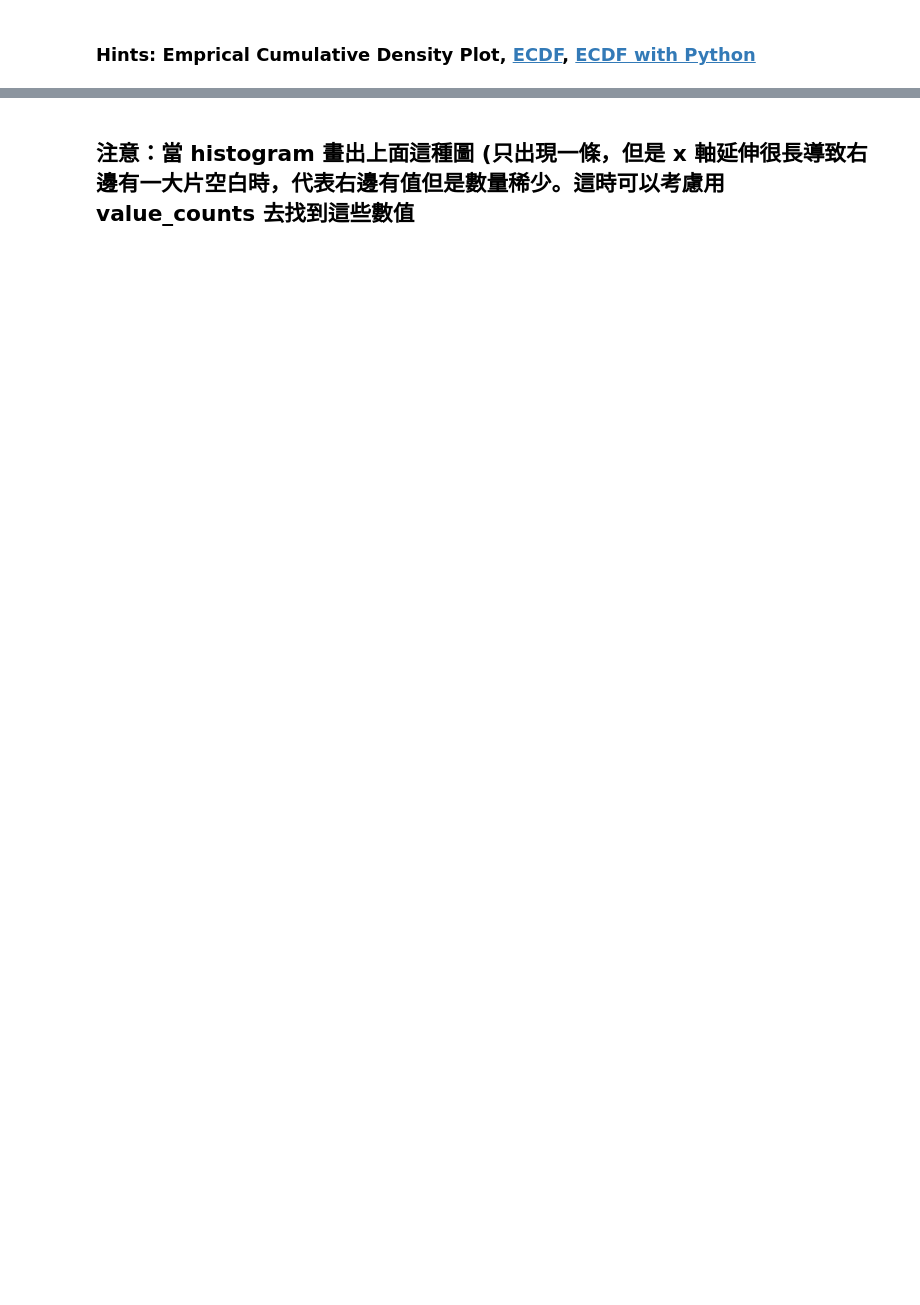
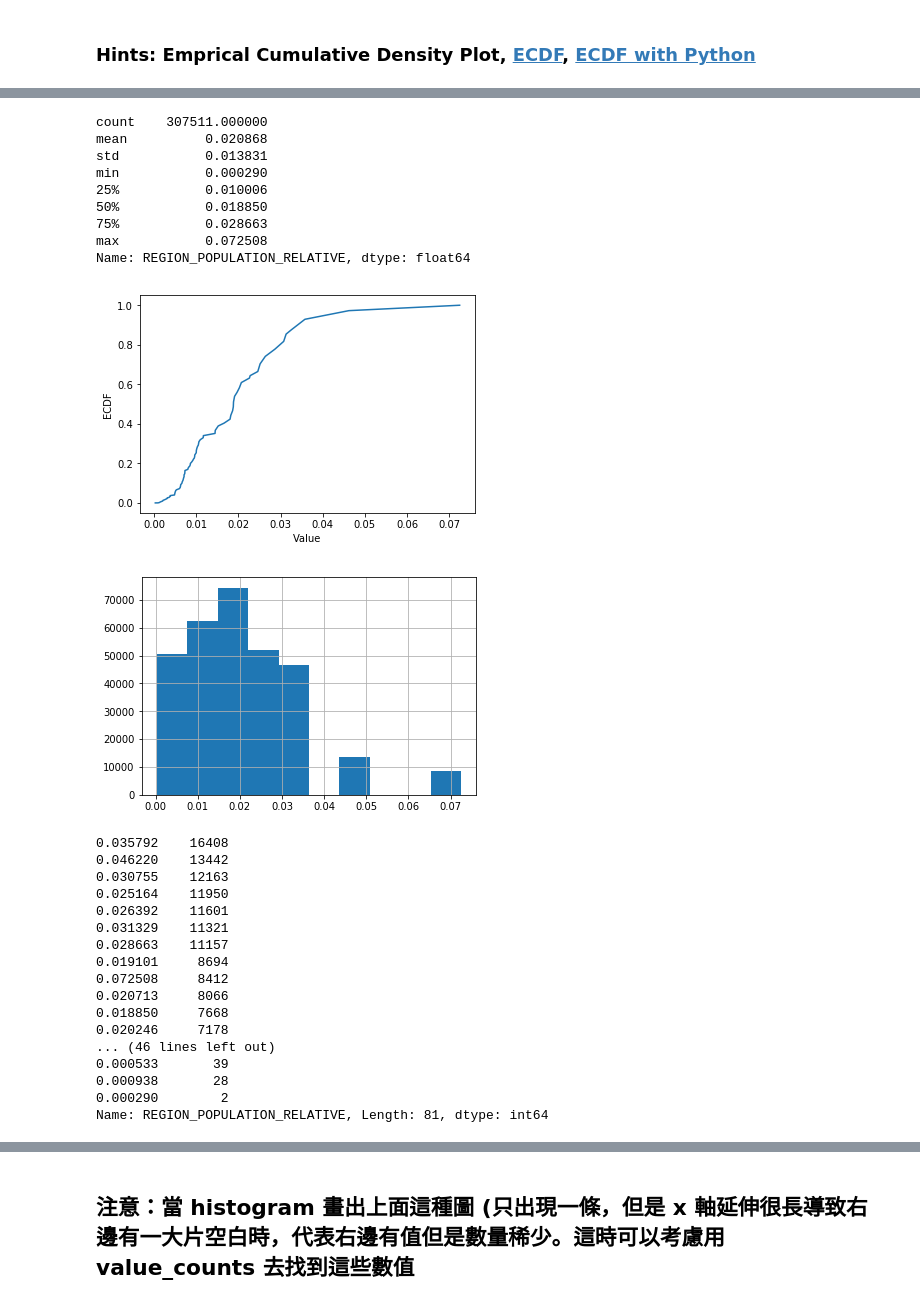
Before and after one commit to jackiechen08/2nd-ML100Days, a Jupyter notebook: homework/Day_006_HW.ipynb, the cells around one changed output, grey strips where cells are left out. Cells and saved outputs as stored; diff of their text form; code cells hidden in the pictures; blank space fills up the shorter version.

```diff
--- a/homework/Day_006_HW.ipynb
+++ b/homework/Day_006_HW.ipynb
@@ -172,27 +125,56 @@ ValueError: x and y must have same first dimension, but have shapes (307511,) an
 # %%
 # 最大值落在分布之外
 print(app_train['REGION_POPULATION_RELATIVE'].describe())
 
 # 繪製 Empirical Cumulative Density Plot (ECDF)
 """
 Your Code Here
 """
-cdf =
+cdf = app_train.REGION_POPULATION_RELATIVE.value_counts().sort_index().cumsum()
 
 
 plt.plot(list(cdf.index), cdf/cdf.max())
 plt.xlabel('Value')
 plt.ylabel('ECDF')
 plt.ylim([-0.05,1.05]) # 限制顯示圖片的範圍
 plt.show()
 
 app_train['REGION_POPULATION_RELATIVE'].hist()
 plt.show()
 
 app_train['REGION_POPULATION_RELATIVE'].value_counts()
 
 # 就以這個欄位來說，雖然有資料掉在分布以外，也不算異常，僅代表這間公司在稍微熱鬧的地區有的據點較少，
 # 導致 region population relative 在少的部分較為密集，但在大的部分較為疏漏
+# %% [output]
+count    307511.000000
+mean          0.020868
+std           0.013831
+min           0.000290
+25%           0.010006
+50%           0.018850
+75%           0.028663
+max           0.072508
+Name: REGION_POPULATION_RELATIVE, dtype: float64
+[figure, added]
+[figure, added]
+0.035792    16408
+0.046220    13442
+0.030755    12163
+0.025164    11950
+0.026392    11601
+0.031329    11321
+0.028663    11157
+0.019101     8694
+0.072508     8412
+0.020713     8066
+0.018850     7668
+0.020246     7178
+... (46 lines left out)
+0.000533       39
+0.000938       28
+0.000290        2
+Name: REGION_POPULATION_RELATIVE, Length: 81, dtype: int64
 # %%
 # 最大值落在分布之外
 print(app_train['OBS_60_CNT_SOCIAL_CIRCLE'].describe())
```
Also changed, not shown: parts of 4 cells of this notebook.
